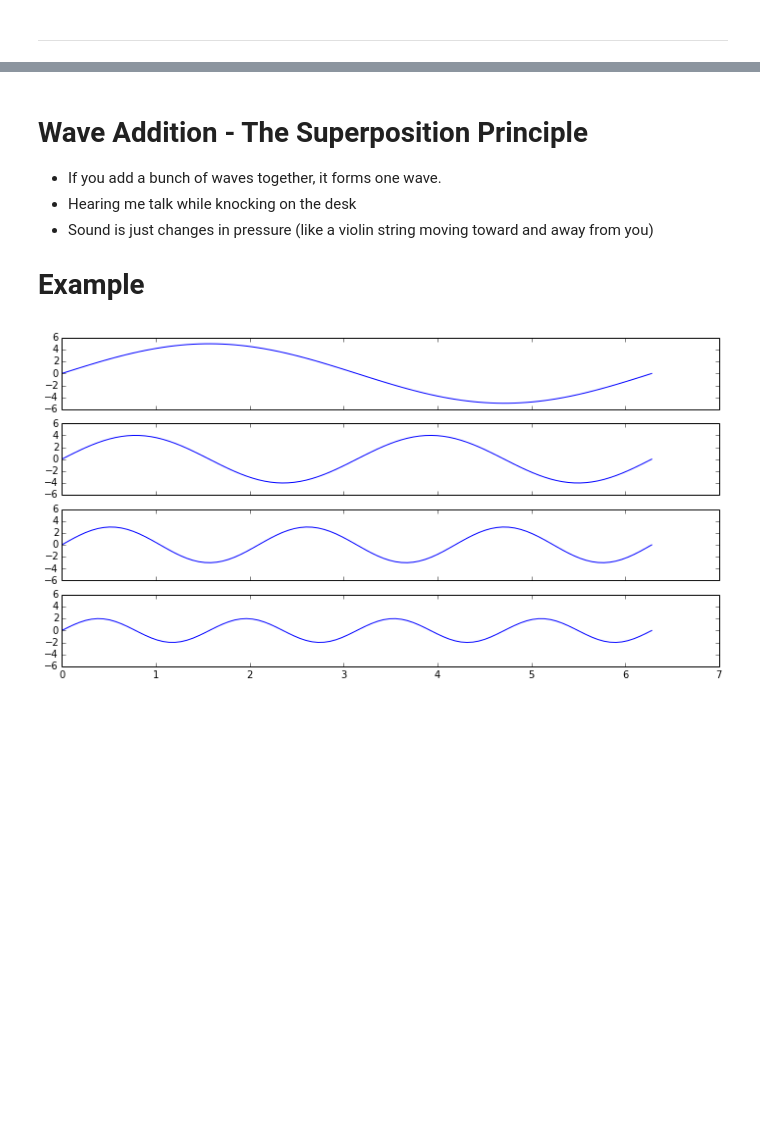
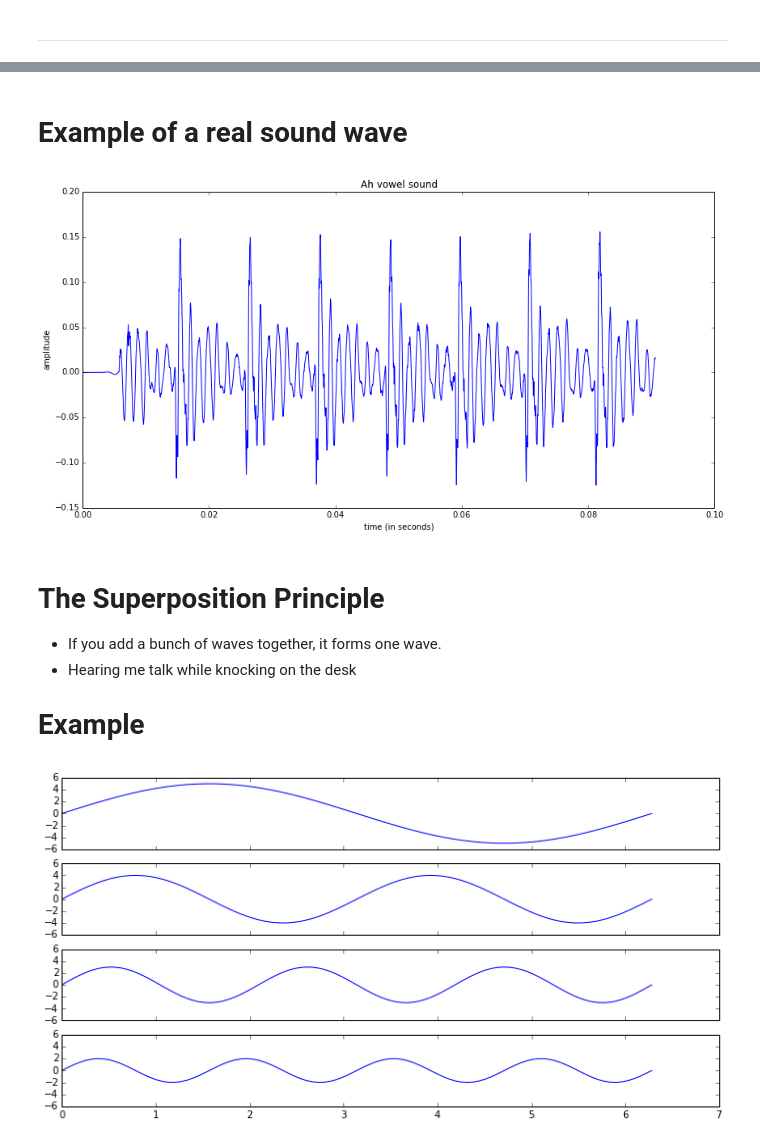
Before and after one commit to calebmadrigal/FourierTalkOSCON, a Jupyter notebook: 02_NatureOfWaves.ipynb, the cells around one changed output, grey strips where cells are left out. Drawn from its saved outputs; the diff is of its cells as text; code cells hidden in the pictures; blank space fills up the shorter version.

```diff
--- a/03_WaveConvolution.ipynb
+++ b/02_NatureOfWaves.ipynb
@@ -13,9 +44,17 @@ def setup_graph(title='', x_label='', y_label='', fig_size=None):
+# %% [markdown]
+# Example of a real sound wave
+# %%
+(input_signal, sample_rate, bits) = audio.wavread("audio_files/vowel_ah.wav")
+time_array = arange(0, len(input_signal)/sample_rate, 1/sample_rate)
+setup_graph(title='Ah vowel sound', x_label='time (in seconds)', y_label='amplitude', fig_size=(14,7))
+_ = plot(time_array[0:4000], input_signal[0:4000])
+# %% [output]
+[figure, added]
 # %% [markdown]
-# Wave Addition - The Superposition Principle
+# The Superposition Principle
 
 * If you add a bunch of waves together, it forms one wave.
 * Hearing me talk while knocking on the desk
-* Sound is just changes in pressure (like a violin string moving toward and away from you)
 
 # Example
 # %%
```
Also changed, not shown: parts of 6 cells of this notebook, 4 other files.
